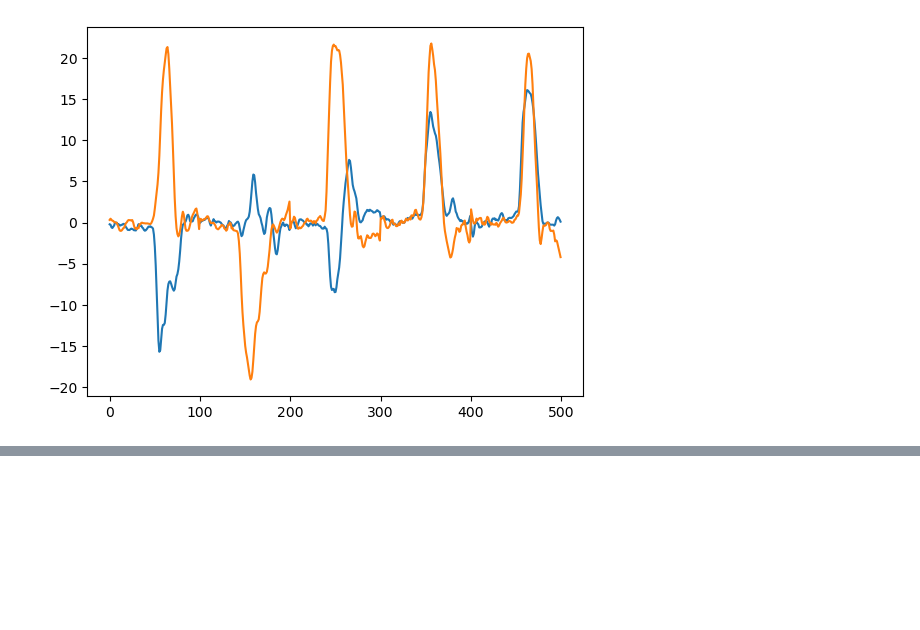
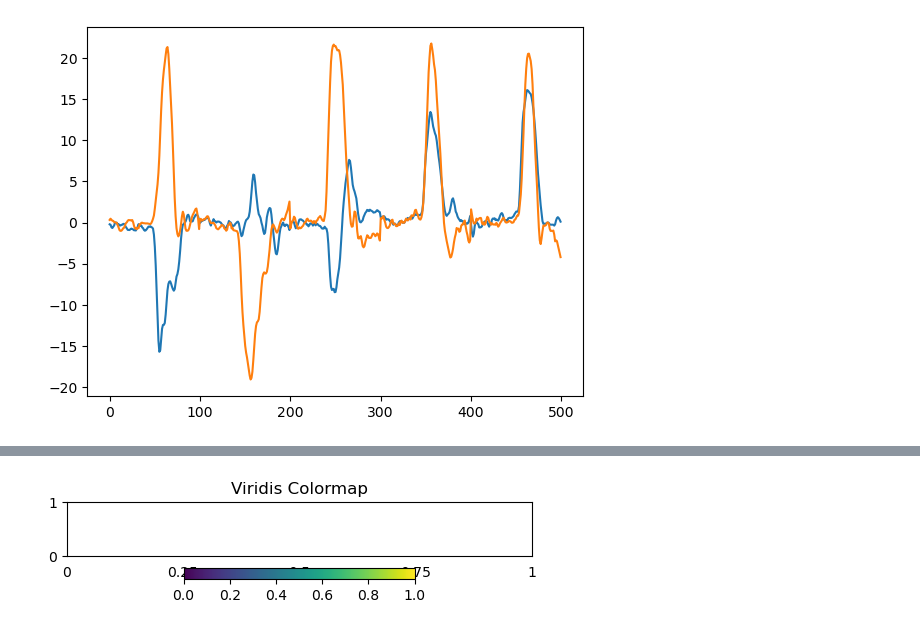
Before and after one commit to nereaiscamu/CL_UpperLimb_Control, a Jupyter notebook: Notebooks/Preprocess_ForceTask.ipynb, the cells around one changed output, grey strips where cells are left out. Saved outputs shown, nothing was run; the diff lists cells and outputs as text; code cells hidden in the pictures; blank space fills up the shorter version.

```diff
--- a/Notebooks/Preprocess_ForceTask.ipynb
+++ b/Notebooks/Preprocess_ForceTask.ipynb
@@ -720,0 +737,23 @@ NameError: name 'model_LSTM' is not defined
+# %%
+import matplotlib.pyplot as plt
+import numpy as np
+
+# Create a figure and axis
+fig, ax = plt.subplots(figsize=(6, 1))
+
+# Create a ScalarMappable with the Viridis colormap
+sm = plt.cm.ScalarMappable(cmap='viridis', norm=plt.Normalize(vmin=0, vmax=1))
+
+# Fake invisible image to create a colorbar
+sm.set_array([])
+plt.colorbar(sm, orientation='horizontal', ax=ax)
+
+# Set labels and show the plot
+ax.set_title('Viridis Colormap')
+ax.set_xticks(np.linspace(0, 1, 5))  # Adjust ticks as needed
+ax.set_xticklabels(['0', '0.25', '0.5', '0.75', '1'])  # Labels for ticks
+ax.xaxis.set_ticks_position('none')  # Hide ticks
+
+plt.show()
+# %% [output]
+[figure, added]
```
Also changed, not shown: parts of 13 cells of this notebook, 16 other files.
